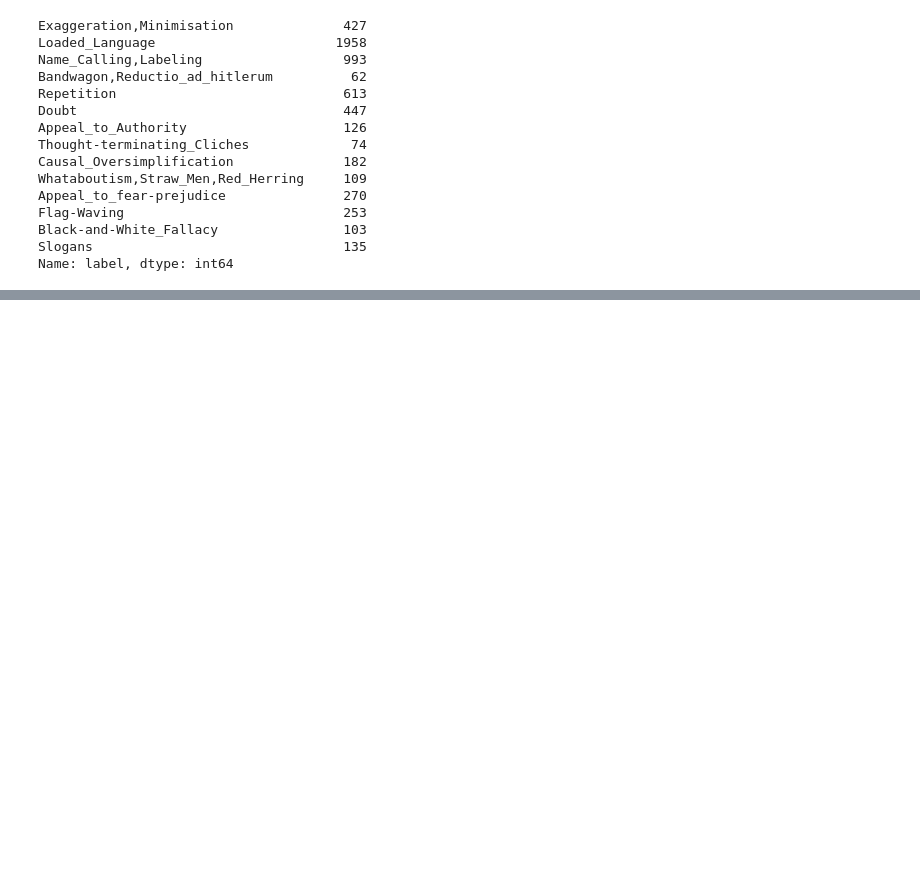
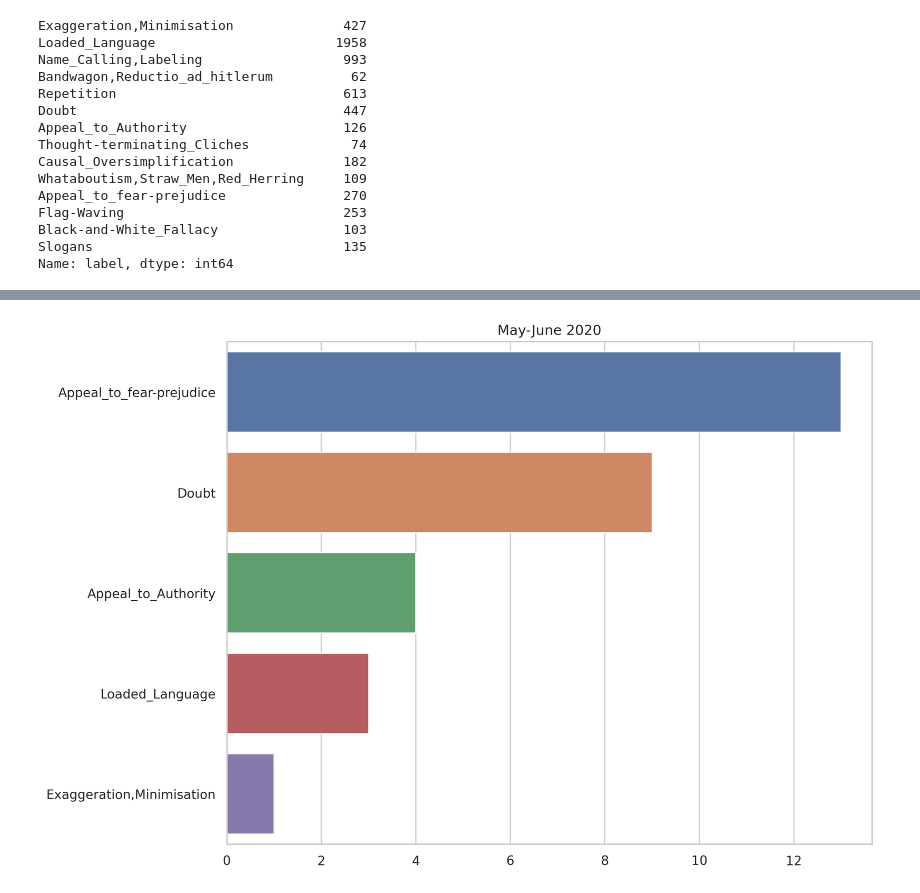
Before and after one commit to iR00i/JUST-Arabic-Propaganda, a Jupyter notebook: src/Data_Exploration.ipynb, the cells around one changed output, grey strips where cells are left out. Cells and saved outputs as stored; diff of their text form; code cells hidden in the pictures; blank space fills up the shorter version.

```diff
--- a/src/Data_Exploration.ipynb
+++ b/src/Data_Exploration.ipynb
@@ -75,0 +323,4 @@ Name: label, dtype: int64
+# %%
+BarPlotValueCounts(may_june, ACPC, title = "May-June 2020")
+# %% [output]
+[figure, added]
```
Also changed, not shown: parts of 30 cells of this notebook, 6 other files.
